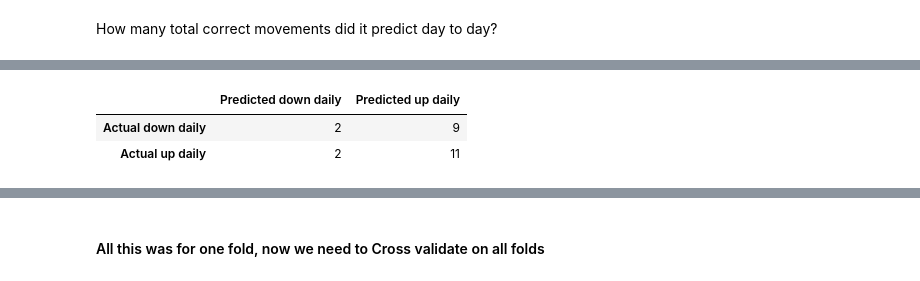
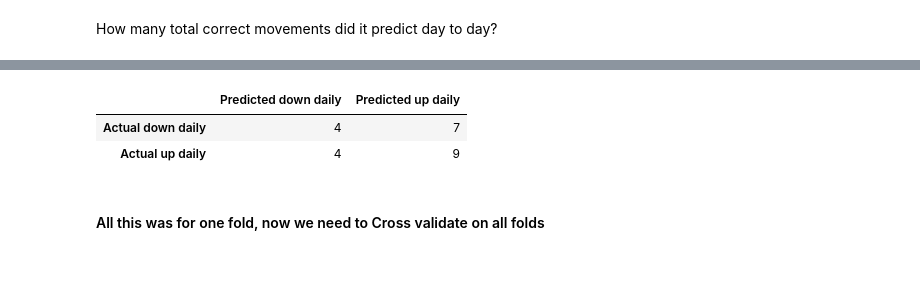
Before and after one commit to E-Brown96/crypto_market_assistant, a Jupyter notebook: notebooks/Joseph_7days.ipynb, the cells around one changed output, grey strips where cells are left out. Drawn from its saved outputs; the diff is of its cells as text; code cells hidden in the pictures.

```diff
--- a/notebooks/Joseph_7days.ipynb
+++ b/notebooks/Joseph_7days.ipynb
@@ -518,22 +540,29 @@ matrix
 How many total correct movements did
 it predict day to day?
 # %%
-TPD = 0
-TND = 0
-FPD = 0
-FND = 0
-for j in range(y_test.shape[0]):
-  for i in range(y_test.shape[1]-1):
-    if (model.predict(X_test)[j][i+1] > model.predict(X_test)[j][i] and y_test[j][i+1] > y_test[j][i]):
-        TPD +=1
-    if (model.predict(X_test)[j][i+1] < model.predict(X_test)[j][i] and y_test[j][i+1] < y_test[j][i]):
-        TND +=1
-    if (model.predict(X_test)[j][i+1] > model.predict(X_test)[j][i] and y_test[j][i+1] < y_test[j][i]):
-        FPD +=1
-    if (model.predict(X_test)[j][i+1] < model.predict(X_test)[j][i] and y_test[j][i+1] > y_test[j][i]):
-        FND +=1
+def daily_movenemt_predictions():
+    TPD = 0
+    TND = 0
+    FPD = 0
+    FND = 0
+    for j in range(y_test.shape[0]):
+        for i in range(y_test.shape[1]-1):
+            if (model.predict(X_test)[j][i+1] > model.predict(X_test)[j][i] and y_test[j][i+1] > y_test[j][i]):
+                TPD +=1
+            if (model.predict(X_test)[j][i+1] < model.predict(X_test)[j][i] and y_test[j][i+1] < y_test[j][i]):
+                TND +=1
+            if (model.predict(X_test)[j][i+1] > model.predict(X_test)[j][i] and y_test[j][i+1] < y_test[j][i]):
+                FPD +=1
+            if (model.predict(X_test)[j][i+1] < model.predict(X_test)[j][i] and y_test[j][i+1] > y_test[j][i]):
+                FND +=1
 
-print (f'Accuracy (Daily) = {100 * (TPD + TND)/(TPD + TND + FPD + FND)} %')
-print (f'Precision (Daily) = {100 * TPD /(TPD + FPD)} %')
-print (f'Recall (Daily) = {100 * TPD /(TPD + FND)} %')
-print (f'f1 Score (Daily) = {(2 * (TPD /(TPD + FPD)) * (TPD /(TPD + FND))) / ((TPD /(TPD + FPD)) + (TPD /(TPD + FND)))}')
+    matrix2 = pd.DataFrame(np.array([[TND,FPD],[FND,TPD]]),index = ['Actual down daily','Actual up daily'])
+
+    matrix2.columns=['Predicted down daily','Predicted up daily']
+
+    print (f'Accuracy (Daily) = {100 * (TPD + TND)/(TPD + TND + FPD + FND)} %')
+    print (f'Precision (Daily) = {100 * TPD /(TPD + FPD)} %')
+    print (f'Recall (Daily) = {100 * TPD /(TPD + FND)} %')
+    print (f'f1 Score (Daily) = {(2 * (TPD /(TPD + FPD)) * (TPD /(TPD + FND))) / ((TPD /(TPD + FPD)) + (TPD /(TPD + FND)))}')
+
+    return matrix2
@@ -558,9 +569,3 @@ f1 Score (Daily) = 0.6666666666666667
-# %%
-matrix2 = pd.DataFrame(np.array([[TND,FPD],[FND,TPD]]),index = ['Actual down daily','Actual up daily'])
-
-matrix2.columns=['Predicted down daily','Predicted up daily']
-matrix2
-# %% [output]
-|  | Predicted down daily | Predicted up daily |
-| Actual down daily | 2 | 9 |
-| Actual up daily | 2 | 11 |
+# %%
+daily_movenemt_predictions()
+# %% [output]
@@ -567,3 +589,6 @@ matrix2
+|  | Predicted down daily | Predicted up daily |
+| Actual down daily | 4 | 7 |
+| Actual up daily | 4 | 9 |
 # %% [markdown]
 #### All this was for one fold, now we need to Cross validate on all folds
 # %% [markdown]
```
Also changed, not shown: parts of 12 cells of this notebook, 1 other file.
